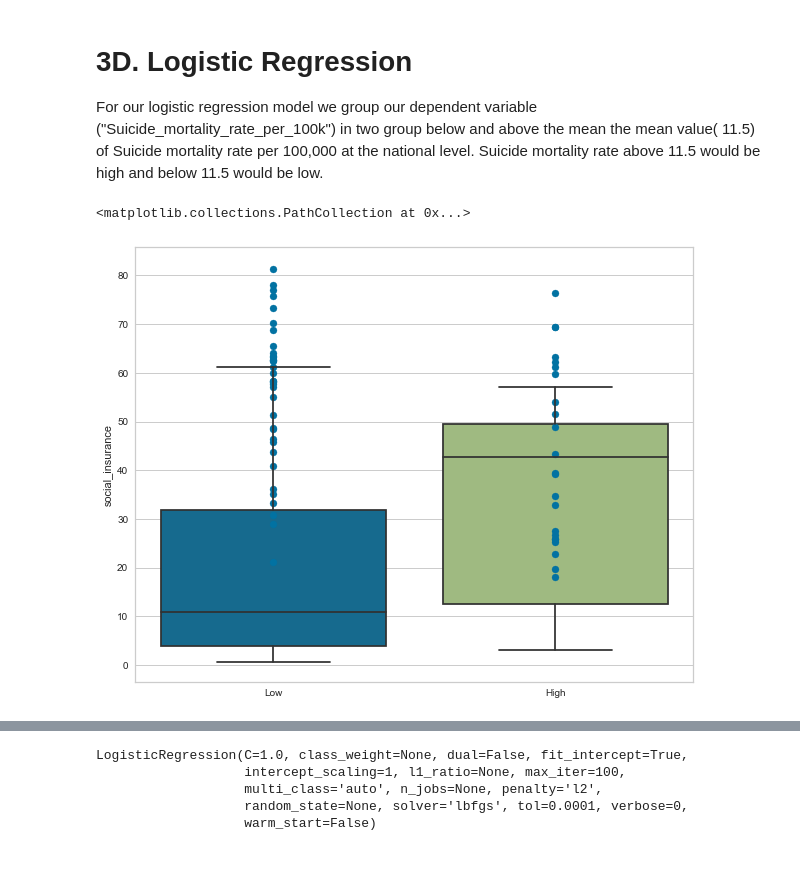
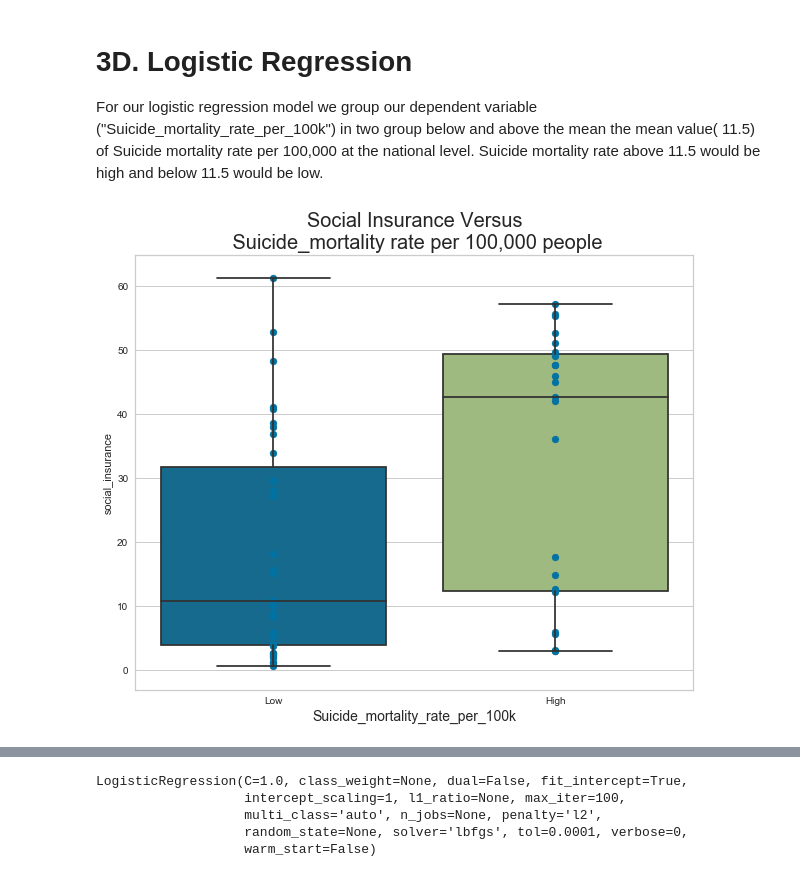
Before and after one commit to ermiasgelaye/Mental-Health-Predictor, a Jupyter notebook: machine_learning_analysis.ipynb, the cells around one changed output, grey strips where cells are left out. Drawn from its saved outputs; the diff is of its cells as text; code cells hidden in the pictures.

```diff
--- a/machine_learning_analysis.ipynb
+++ b/machine_learning_analysis.ipynb
@@ -480,10 +517,12 @@ for i in li:
 # %%
 plt.figure(figsize=(10, 8))
 sns.boxplot(y2,clean['social_insurance'])
-plt.scatter(y2,clean['Labour_force_with_basic_education'])
+plt.scatter(y2,clean['social_insurance'])
+plt.xlabel("Suicide_mortality_rate_per_100k",fontsize = 14)
+plt.title("Social Insurance Versus\n Suicide_mortality rate per 100,000 people",fontsize = 20)
+plt.savefig("static/images/Social_Insurance.png", bbox_inches = "tight")
 # %% [output]
-<matplotlib.collections.PathCollection at 0x...>
-[figure, old version]
+[figure, new version]
 # %%
 plt.figure(figsize=(10, 8))
 sns.boxplot(y2,clean['Labour_force_with_basic_education'])
```
Also changed, not shown: parts of 31 cells of this notebook, 24 other files.
